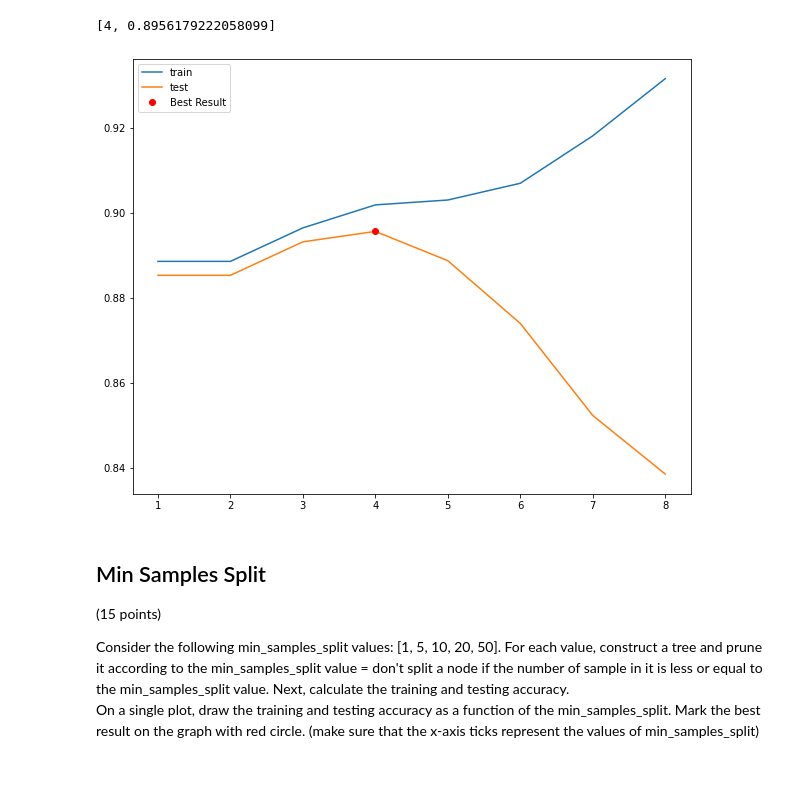
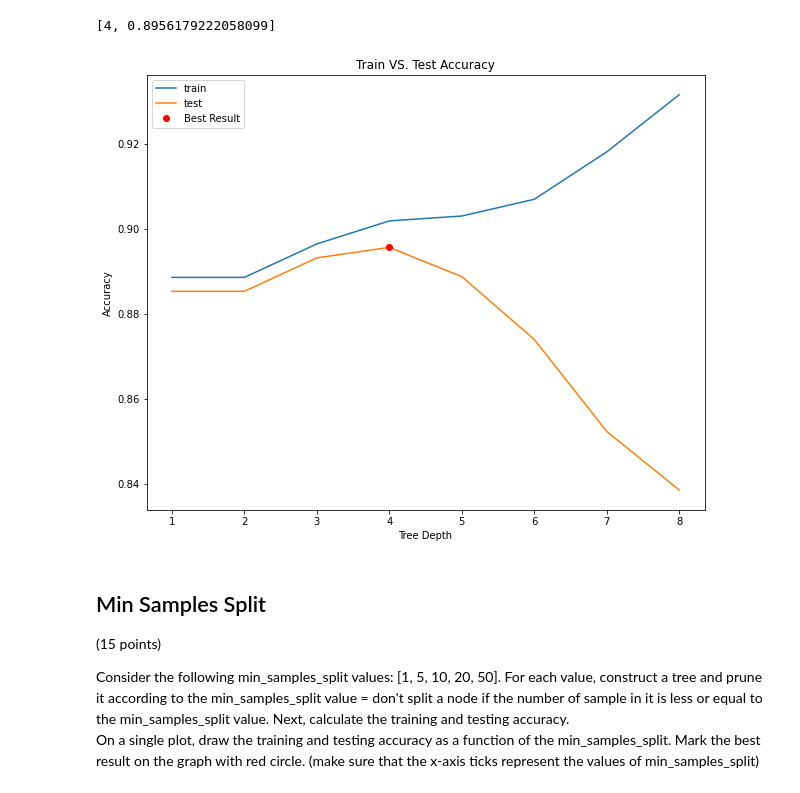
Before and after one commit to Oren-Ben/IDC, a Jupyter notebook: machine_learning/hw2/hw2_204079453_205714447.ipynb, the cells around one changed output. Cells and saved outputs as stored; diff of their text form; code cells hidden in the pictures.

```diff
--- a/machine_learning/hw2/hw2_204079453_205714447.ipynb
+++ b/machine_learning/hw2/hw2_204079453_205714447.ipynb
@@ -459,27 +424,24 @@ def predict(node, instance):
     ###########################################################################
     # TODO: Implement the function.                                           #
     ###########################################################################
-    current_node = node
-    while not current_node.is_leaf:
+
+    while not node.is_leaf:
 
         step_in_flag = False
-
-        current_feature = current_node.feature
-        current_value = instance[current_feature]
+        value = instance[node.feature]
 
         # iteratting over all the values of the child:
-        for child in current_node.children:
-            if current_value == child.value:
-                current_node = child
+        for child in node.children:
+            if value == child.value:
                 step_in_flag = True
+                node = child
                 break
 
         # Can't go deeper in the tree, therfore setting the prediction at this point
         if not step_in_flag:
-            current_node.set_pred()
-            break
+            node.set_pred()
+            return node.pred
 
-    node = current_node
     ###########################################################################
     #                             END OF YOUR CODE                            #
     ###########################################################################
@@ -540,8 +497,8 @@ Accuracy for tree gini: 77.499%
 Accuracy for tree entropy: 77.253%
 Accuracy for tree entropy gain ratio: 78.533%
 # %%
-test_tree_dict = {'tree_gini':(round(calc_accuracy(tree_gini,X_test)*100,3)),
-                  'tree_entropy':(round(calc_accuracy(tree_entropy,X_test)*100,3)),
-                  'tree_entropy_gain_ratio':(round(calc_accuracy(tree_entropy_gain_ratio,X_test)*100,3))}
+test_tree_dict = {'tree_gini':[round(calc_accuracy(tree_gini,X_test)*100,3),calc_gini,False],
+                  'tree_entropy':[(calc_accuracy(tree_entropy,X_test)*100),calc_entropy,False],
+                  'tree_entropy_gain_ratio':[(calc_accuracy(tree_entropy_gain_ratio,X_test)*100),calc_entropy,True]}
 # %%
 best_tree_calc = max(test_tree_dict,key=test_tree_dict.get)
@@ -552,3 +505,7 @@ best_tree_calc
+# %%
+# Exracting the relevent parameters for the best tree:
+impurity_best_tree = test_tree_dict[best_tree_calc][1]
+gain_ratio = test_tree_dict[best_tree_calc][2]
 # %% [markdown]
 ## Depth pruning
 
@@ -557,27 +514,30 @@ best_tree_calc
 Consider the following max_depth values: [1, 2, 3, 4, 5, 6, 7, 8]. For each value, construct a tree and prune it according to the max_depth value = don't let the tree to grow beyond this depth. Next, calculate the training and testing accuracy.<br>
 On a single plot, draw the training and testing accuracy as a function of the max_depth. Mark the best result on the graph with red circle.
 # %%
-tree_dict = {}
+tree_dict_max_depth = {}
 best_result_depth = [0,0]
 for depth in range(1,9):
-    tree = build_tree(data=X_train, impurity=calc_entropy, gain_ratio=True, max_depth=depth)
+    tree = build_tree(data=X_train, impurity=impurity_best_tree, gain_ratio=gain_ratio, max_depth=depth)
     accuracy_train = calc_accuracy(tree,X_train)
     accuracy_test = calc_accuracy(tree,X_test)
     if accuracy_test > best_result_depth[1]:
         best_result_depth[0] = depth
         best_result_depth[1] = accuracy_test
-    tree_dict[depth] = [accuracy_train,accuracy_test]
+    tree_dict_max_depth[depth] = [accuracy_train,accuracy_test]
 # %%
 best_result_depth
 # %% [output]
 [4, 0.8956179222058099]
 # %%
-plt.plot(tree_dict.keys(), tree_dict.values())
+plt.plot(tree_dict_max_depth.keys(), tree_dict_max_depth.values())
 plt.plot([best_result_depth[0]],[best_result_depth[1]], 'o', c='r')
 plt.legend(['train','test',"Best Result"])
+plt.title("Train VS. Test Accuracy")
+plt.xlabel("Tree Depth")
+plt.ylabel("Accuracy")
 plt.show()
 # %% [output]
-[figure, old version]
+[figure, new version]
 # %% [markdown]
 ## Min Samples Split
 
```
Also changed, not shown: parts of 23 cells of this notebook.
